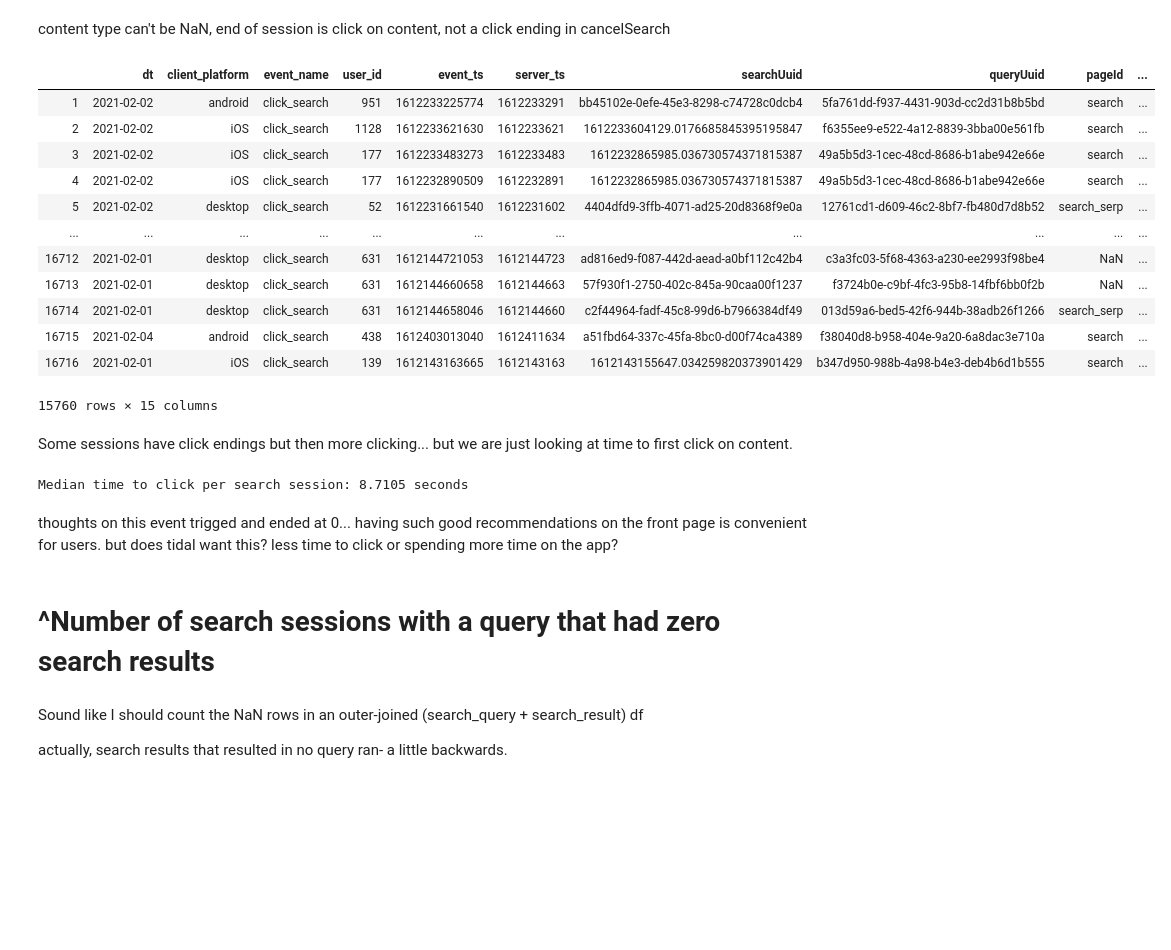
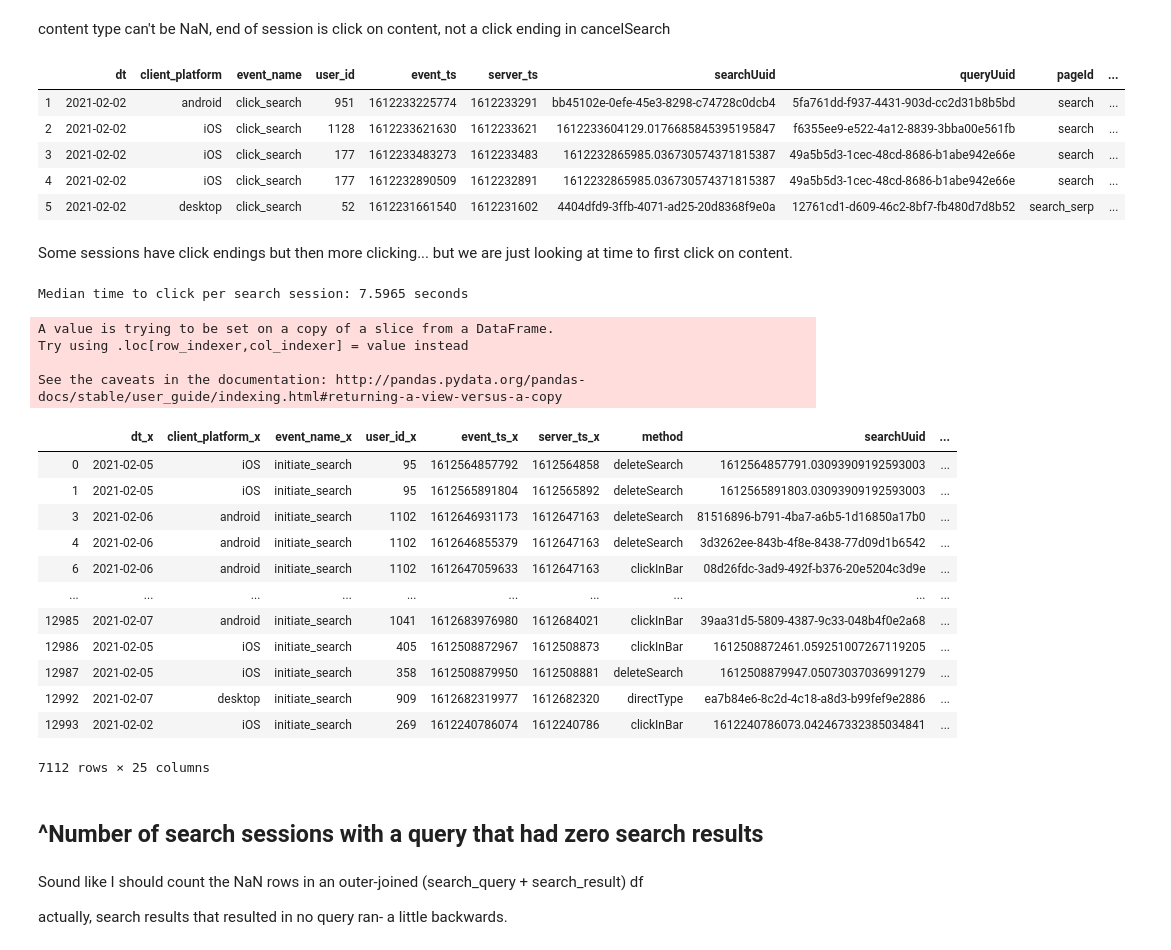
Before and after one commit to oac0de/analysis_challenge, a Jupyter notebook: tidal_data_analyst_test/tidal_data_analyst_test.ipynb, the cells around one changed output. Saved outputs shown, nothing was run; the diff lists cells and outputs as text; code cells hidden in the pictures; blank space fills up the shorter version.

```diff
--- a/tidal_data_analyst_test/tidal_data_analyst_test.ipynb
+++ b/tidal_data_analyst_test/tidal_data_analyst_test.ipynb
@@ -641,55 +677,73 @@ Could look at time to search from final searchbutton, which would discount typos
 # %% [markdown]
 content type can't be NaN, end of session is click on content, not a click ending in cancelSearch
 # %%
-#click_df should not contain any cancelSearch as they are not content (signifying the end of the search)
-end_of_session = click_search[click_search['endResult'] != 'cancelSearch']
-end_of_session
+#click_df should not contain any nulls for content (signifying the end of the search)
+end_of_session = click_search[click_search['contentType'] != 'nan']
+end_of_session.head()
 # %% [output]
 |  | dt | client_platform | event_name | user_id | event_ts | server_ts | searchUuid | queryUuid | pageId | ... |
 | 1 | 2021-02-02 | android | click_search | 951 | 1612233225774 | 1612233291 | bb45102e-0efe-45e3-8298-c74728c0dcb4 | 5fa761dd-f937-4431-903d-cc2d31b8b5bd | search | ... |
 | 2 | 2021-02-02 | iOS | click_search | 1128 | 1612233621630 | 1612233621 | 1612233604129.0176685845395195847 | f6355ee9-e522-4a12-8839-3bba00e561fb | search | ... |
 | 3 | 2021-02-02 | iOS | click_search | 177 | 1612233483273 | 1612233483 | 1612232865985.036730574371815387 | 49a5b5d3-1cec-48cd-8686-b1abe942e66e | search | ... |
 | 4 | 2021-02-02 | iOS | click_search | 177 | 1612232890509 | 1612232891 | 1612232865985.036730574371815387 | 49a5b5d3-1cec-48cd-8686-b1abe942e66e | search | ... |
 | 5 | 2021-02-02 | desktop | click_search | 52 | 1612231661540 | 1612231602 | 4404dfd9-3ffb-4071-ad25-20d8368f9e0a | 12761cd1-d609-46c2-8bf7-fb480d7d8b52 | search_serp | ... |
-| ... | ... | ... | ... | ... | ... | ... | ... | ... | ... | ... |
-| 16712 | 2021-02-01 | desktop | click_search | 631 | 1612144721053 | 1612144723 | ad816ed9-f087-442d-aead-a0bf112c42b4 | c3a3fc03-5f68-4363-a230-ee2993f98be4 | NaN | ... |
-| 16713 | 2021-02-01 | desktop | click_search | 631 | 1612144660658 | 1612144663 | 57f930f1-2750-402c-845a-90caa00f1237 | f3724b0e-c9bf-4fc3-95b8-14fbf6bb0f2b | NaN | ... |
-| 16714 | 2021-02-01 | desktop | click_search | 631 | 1612144658046 | 1612144660 | c2f44964-fadf-45c8-99d6-b7966384df49 | 013d59a6-bed5-42f6-944b-38adb26f1266 | search_serp | ... |
-| 16715 | 2021-02-04 | android | click_search | 438 | 1612403013040 | 1612411634 | a51fbd64-337c-45fa-8bc0-d00f74ca4389 | f38040d8-b958-404e-9a20-6a8dac3e710a | search | ... |
-| 16716 | 2021-02-01 | iOS | click_search | 139 | 1612143163665 | 1612143163 | 1612143155647.034259820373901429 | b347d950-988b-4a98-b4e3-deb4b6d1b555 | search | ... |
-15760 rows × 15 columns
 # %% [markdown]
 Some sessions have click endings but then more clicking... but we are just looking at time to first click on content.
 # %%
-#inner join for just iniate_search rows with clicks
-init_to_click = pd.merge(initiate_search, end_of_session, on='searchUuid', how='inner')
+def get_time_to_click(initiate_search, click_search):
+    #click_df should not contain any nulls for content (signifying the end of the search)
+    end_of_session = click_search[click_search['contentType'] != 'nan']
 
-#get first/minimum event_ts_x in search_group, add to init_to_click df
-search_group = init_to_click.groupby('searchUuid')['event_ts_x']
-init_to_click['session_start_time' ] = search_group.transform('min')
+    #inner join for just iniate_search rows with clicks
+    init_to_click = pd.merge(initiate_search, end_of_session, on='searchUuid', how='inner')
 
-#df of just search initiations (mins)
-first_searches = init_to_click[init_to_click['event_ts_x'] == init_to_click['session_start_time']]
+    #get first/minimum event_ts_x in search session, add to init_to_click df
+    search_group = init_to_click.groupby('searchUuid')['event_ts_x']
+    init_to_click['session_start_time' ] = search_group.transform('min')
 
-#subtracting last event timestamp from first timestamp
-first_searches['time_to_click'] = first_searches['event_ts_y'] - first_searches['session_start_time']
+    #get min event_ts_y for first click on content
+    first_click_group = init_to_click.groupby('searchUuid')['event_ts_y']
+    init_to_click['session_first_click_time'] = first_click_group.transform('min')
 
-#this showed me there are clicks at the same initiate_search time, perhaps events trigged by clicking results
-#already present on the search page? This only happens on desktop. maybe app doesn't have content on the search page?
-# first_searches[first_searches['time_to_click'] == 0]
+    #df of just search initiations (min event_ts_x) and their first clicks (min event_ts_y)
+    start_to_click = init_to_click[(init_to_click['event_ts_x'] == init_to_click['session_start_time']) &
+                                   (init_to_click['event_ts_y'] == init_to_click['session_first_click_time'])]
 
-#this showed me there are 2 negative times, errors?
-first_searches = first_searches[first_searches['time_to_click'] > 0]
+    #subtracting last event timestamp from first timestamp
+    start_to_click['time_to_click'] = start_to_click['session_first_click_time'] - start_to_click['session_start_time']
 
+    #this showed me there are clicks at the same initiate_search time, perhaps events triggered by clicking results
+    #already present on the search page? This only happens on desktop. maybe app doesn't have content on the search page?
+    # first_searches[first_searches['time_to_click'] == 0]
 
-print("Median time to click per search session:", first_searches['time_to_click'].median() / 1000, 'seconds')
+    #this showed me there are 2 negative times, errors?
+    start_to_click = start_to_click[start_to_click['time_to_click'] >= 0]
+
+    print("Median time to click per search session:", start_to_click['time_to_click'].median() / 1000, 'seconds')
+    return start_to_click
+
+get_time_to_click(initiate_search, click_search)
 # %% [output]
-Median time to click per search session: 8.7105 seconds
+Median time to click per search session: 7.5965 seconds
+A value is trying to be set on a copy of a slice from a DataFrame.
+Try using .loc[row_indexer,col_indexer] = value instead
+
+See the caveats in the documentation: http://pandas.pydata.org/pandas-docs/stable/user_guide/indexing.html#returning-a-view-versus-a-copy
+|  | dt_x | client_platform_x | event_name_x | user_id_x | event_ts_x | server_ts_x | method | searchUuid | ... |
+| 0 | 2021-02-05 | iOS | initiate_search | 95 | 1612564857792 | 1612564858 | deleteSearch | 1612564857791.03093909192593003 | ... |
+| 1 | 2021-02-05 | iOS | initiate_search | 95 | 1612565891804 | 1612565892 | deleteSearch | 1612565891803.03093909192593003 | ... |
+| 3 | 2021-02-06 | android | initiate_search | 1102 | 1612646931173 | 1612647163 | deleteSearch | 81516896-b791-4ba7-a6b5-1d16850a17b0 | ... |
+| 4 | 2021-02-06 | android | initiate_search | 1102 | 1612646855379 | 1612647163 | deleteSearch | 3d3262ee-843b-4f8e-8438-77d09d1b6542 | ... |
+| 6 | 2021-02-06 | android | initiate_search | 1102 | 1612647059633 | 1612647163 | clickInBar | 08d26fdc-3ad9-492f-b376-20e5204c3d9e | ... |
+| ... | ... | ... | ... | ... | ... | ... | ... | ... | ... |
+| 12985 | 2021-02-07 | android | initiate_search | 1041 | 1612683976980 | 1612684021 | clickInBar | 39aa31d5-5809-4387-9c33-048b4f0e2a68 | ... |
+| 12986 | 2021-02-05 | iOS | initiate_search | 405 | 1612508872967 | 1612508873 | clickInBar | 1612508872461.059251007267119205 | ... |
+| 12987 | 2021-02-05 | iOS | initiate_search | 358 | 1612508879950 | 1612508881 | deleteSearch | 1612508879947.05073037036991279 | ... |
+| 12992 | 2021-02-07 | desktop | initiate_search | 909 | 1612682319977 | 1612682320 | directType | ea7b84e6-8c2d-4c18-a8d3-b99fef9e2886 | ... |
+| 12993 | 2021-02-02 | iOS | initiate_search | 269 | 1612240786074 | 1612240786 | clickInBar | 1612240786073.042467332385034841 | ... |
+7112 rows × 25 columns
-# %% [markdown]
-thoughts on this event trigged and ended at 0... having such good recommendations on the front page is convenient for users. but does tidal want this?
-less time to click or spending more time on the app?
 # %% [markdown]
-# ^Number of search sessions with a query that had zero search results
+## ^Number of search sessions with a query that had zero search results
 # %% [markdown]
 Sound like I should count the NaN rows in an outer-joined (search_query + search_result) df
 
```
Also changed, not shown: parts of 88 cells of this notebook, 14 other files.
